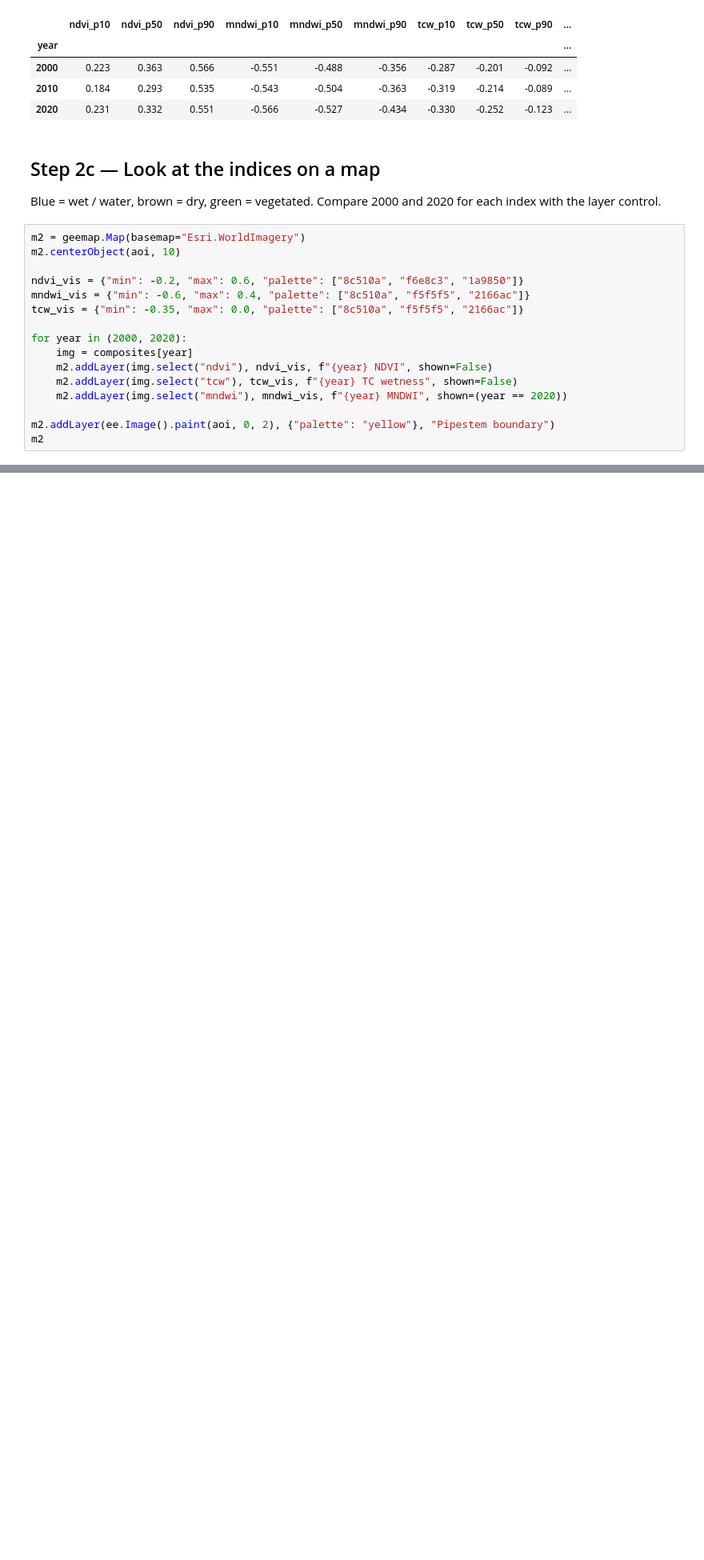
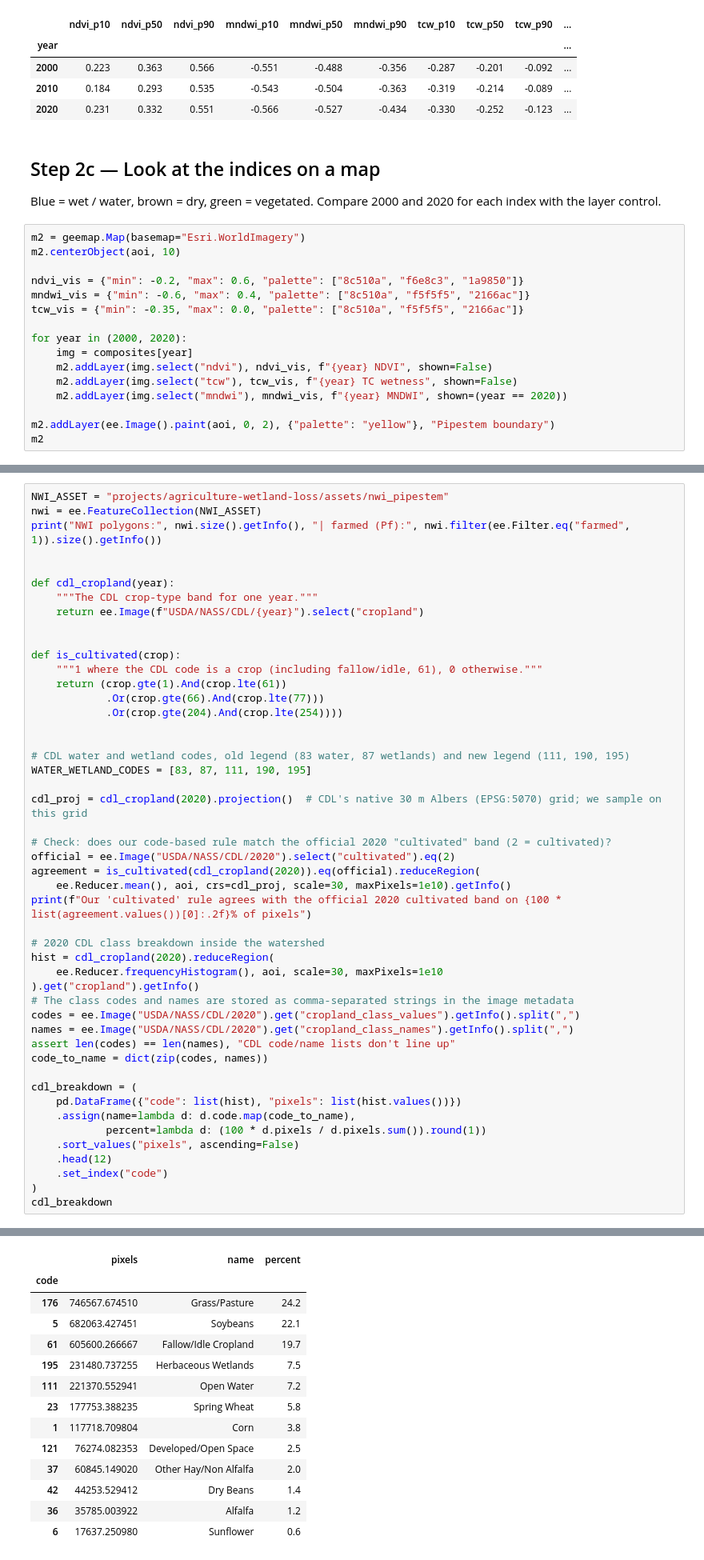
Before and after one commit to liammartin3/agriculture-wetland-loss, a Jupyter notebook: wetland_loss.ipynb, the cells around one changed output, grey strips where cells are left out. Shown at 80% size. Cells and saved outputs as stored; diff of their text form; blank space fills up the shorter version.

```diff
--- a/wetland_loss.ipynb
+++ b/wetland_loss.ipynb
@@ -275,0 +295,49 @@ m2
+# %%
+NWI_ASSET = "projects/agriculture-wetland-loss/assets/nwi_pipestem"
+nwi = ee.FeatureCollection(NWI_ASSET)
+print("NWI polygons:", nwi.size().getInfo(), "| farmed (Pf):", nwi.filter(ee.Filter.eq("farmed", 1)).size().getInfo())
+
+
+def cdl_cropland(year):
+    """The CDL crop-type band for one year."""
+    return ee.Image(f"USDA/NASS/CDL/{year}").select("cropland")
+
+
+def is_cultivated(crop):
+    """1 where the CDL code is a crop (including fallow/idle, 61), 0 otherwise."""
+    return (crop.gte(1).And(crop.lte(61))
+            .Or(crop.gte(66).And(crop.lte(77)))
+            .Or(crop.gte(204).And(crop.lte(254))))
+
+
+# CDL water and wetland codes, old legend (83 water, 87 wetlands) and new legend (111, 190, 195)
+WATER_WETLAND_CODES = [83, 87, 111, 190, 195]
+
+cdl_proj = cdl_cropland(2020).projection()  # CDL's native 30 m Albers (EPSG:5070) grid; we sample on this grid
+
+# Check: does our code-based rule match the official 2020 "cultivated" band (2 = cultivated)?
+official = ee.Image("USDA/NASS/CDL/2020").select("cultivated").eq(2)
+agreement = is_cultivated(cdl_cropland(2020)).eq(official).reduceRegion(
+    ee.Reducer.mean(), aoi, crs=cdl_proj, scale=30, maxPixels=1e10).getInfo()
+print(f"Our 'cultivated' rule agrees with the official 2020 cultivated band on {100 * list(agreement.values())[0]:.2f}% of pixels")
+
+# 2020 CDL class breakdown inside the watershed
+hist = cdl_cropland(2020).reduceRegion(
+    ee.Reducer.frequencyHistogram(), aoi, scale=30, maxPixels=1e10
+).get("cropland").getInfo()
+# The class codes and names are stored as comma-separated strings in the image metadata
+codes = ee.Image("USDA/NASS/CDL/2020").get("cropland_class_values").getInfo().split(",")
+names = ee.Image("USDA/NASS/CDL/2020").get("cropland_class_names").getInfo().split(",")
+assert len(codes) == len(names), "CDL code/name lists don't line up"
+code_to_name = dict(zip(codes, names))
+
+cdl_breakdown = (
+    pd.DataFrame({"code": list(hist), "pixels": list(hist.values())})
+    .assign(name=lambda d: d.code.map(code_to_name),
+            percent=lambda d: (100 * d.pixels / d.pixels.sum()).round(1))
+    .sort_values("pixels", ascending=False)
+    .head(12)
+    .set_index("code")
+)
+cdl_breakdown
+# %% [output]
@@ -275,0 +346,14 @@ m2
+|  | pixels | name | percent |
+| code |  |  |  |
+| 176 | 746567.674510 | Grass/Pasture | 24.2 |
+| 5 | 682063.427451 | Soybeans | 22.1 |
+| 61 | 605600.266667 | Fallow/Idle Cropland | 19.7 |
+| 195 | 231480.737255 | Herbaceous Wetlands | 7.5 |
+| 111 | 221370.552941 | Open Water | 7.2 |
+| 23 | 177753.388235 | Spring Wheat | 5.8 |
+| 1 | 117718.709804 | Corn | 3.8 |
+| 121 | 76274.082353 | Developed/Open Space | 2.5 |
+| 37 | 60845.149020 | Other Hay/Non Alfalfa | 2.0 |
+| 42 | 44253.529412 | Dry Beans | 1.4 |
+| 36 | 35785.003922 | Alfalfa | 1.2 |
+| 6 | 17637.250980 | Sunflower | 0.6 |
```
Also changed, not shown: parts of 9 cells of this notebook, 5 other files.
